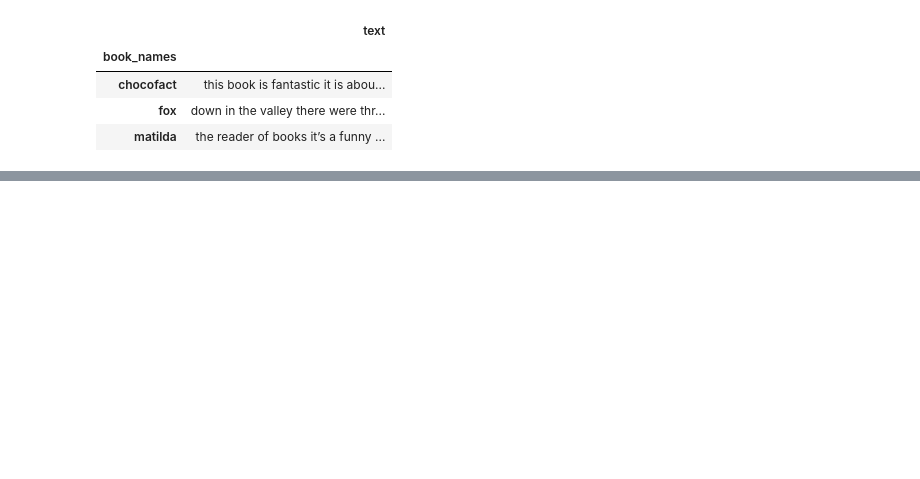
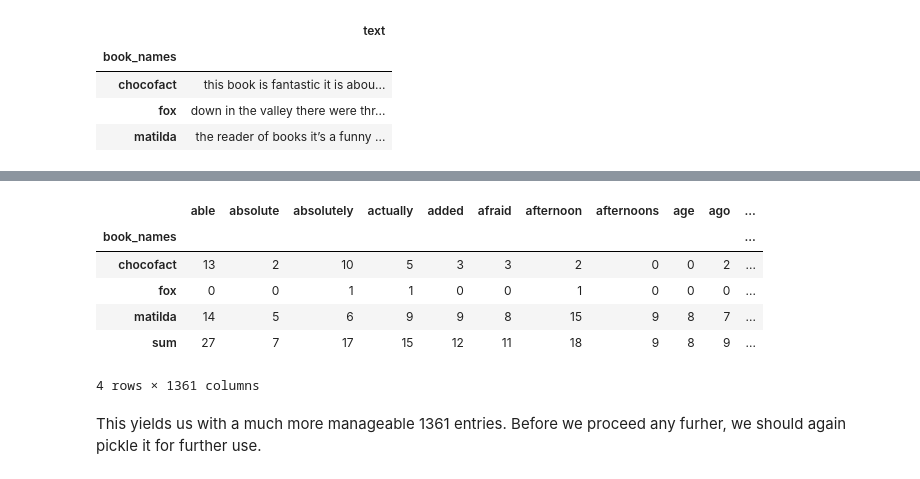
Before and after one commit to cluelesselectrostar/My-Own-NLP-Project, a Jupyter notebook: data_cleaning.ipynb, the cells around one changed output, grey strips where cells are left out. Drawn from its saved outputs; the diff is of its cells as text; code cells hidden in the pictures; blank space fills up the shorter version.

Commit message:
completed bigrams

```diff
--- a/data_cleaning.ipynb
+++ b/data_cleaning.ipynb
@@ -129,0 +167,9 @@ data_b_cleaned.text.loc['fox'][46000:]
+# %%
+from sklearn.feature_extraction.text import CountVectorizer
+
+# Tokenize text, fit it into a mask (that removes stop words), and transform it in a DTM
+cv = CountVectorizer(stop_words='english')
+data_cv = cv.fit_transform(data_b_cleaned.text)
+data_dtm = pd.DataFrame(data_cv.toarray(), columns=cv.get_feature_names()) #Transform DTM (in context a vocabulary/ dictionary) into pandas dataframe format
+data_dtm.index = data_b_cleaned.index
+data_dtm
@@ -129,0 +199,7 @@ data_b_cleaned.text.loc['fox'][46000:]
+# %%
+# Accept bigrams as well
+bigrams_cv = CountVectorizer(stop_words='english', ngram_range= (1,2))
+cleaned_cv = bigrams_cv.fit_transform(data_b_cleaned.text)
+cleaned_data_dtm = pd.DataFrame(cleaned_cv.toarray(), columns=bigrams_cv.get_feature_names())
+cleaned_data_dtm.index = data_dtm.index
+cleaned_data_dtm
@@ -129,0 +215,5 @@ data_b_cleaned.text.loc['fox'][46000:]
+# %%
+# Transpose for easier calculations, and add a column for number for sum of word frequencies in all books.
+cleaned_data_dtm = cleaned_data_dtm.transpose()
+cleaned_data_dtm['sum'] = cleaned_data_dtm.sum(axis = 1, skipna = True)
+cleaned_data_dtm
@@ -129,0 +234,17 @@ data_b_cleaned.text.loc['fox'][46000:]
+# %%
+# Only keep words that have appeared more than 5 times.
+filtered_data_dtm = cleaned_data_dtm[cleaned_data_dtm['sum'] > 5]
+
+#Transpose back to the original format and display the DTM!
+filtered_data_dtm = filtered_data_dtm.transpose()
+filtered_data_dtm
+# %% [output]
+|  | able | absolute | absolutely | actually | added | afraid | afternoon | afternoons | age | ago | ... |
+| book_names |  |  |  |  |  |  |  |  |  |  | ... |
+| chocofact | 13 | 2 | 10 | 5 | 3 | 3 | 2 | 0 | 0 | 2 | ... |
+| fox | 0 | 0 | 1 | 1 | 0 | 0 | 1 | 0 | 0 | 0 | ... |
+| matilda | 14 | 5 | 6 | 9 | 9 | 8 | 15 | 9 | 8 | 7 | ... |
+| sum | 27 | 7 | 17 | 15 | 12 | 11 | 18 | 9 | 8 | 9 | ... |
+4 rows × 1361 columns
+# %% [markdown]
+This yields us with a much more manageable 1361 entries. Before we proceed any furher, we should again pickle it for further use.
```
Also changed, not shown: parts of 22 cells of this notebook, 6 other files.
